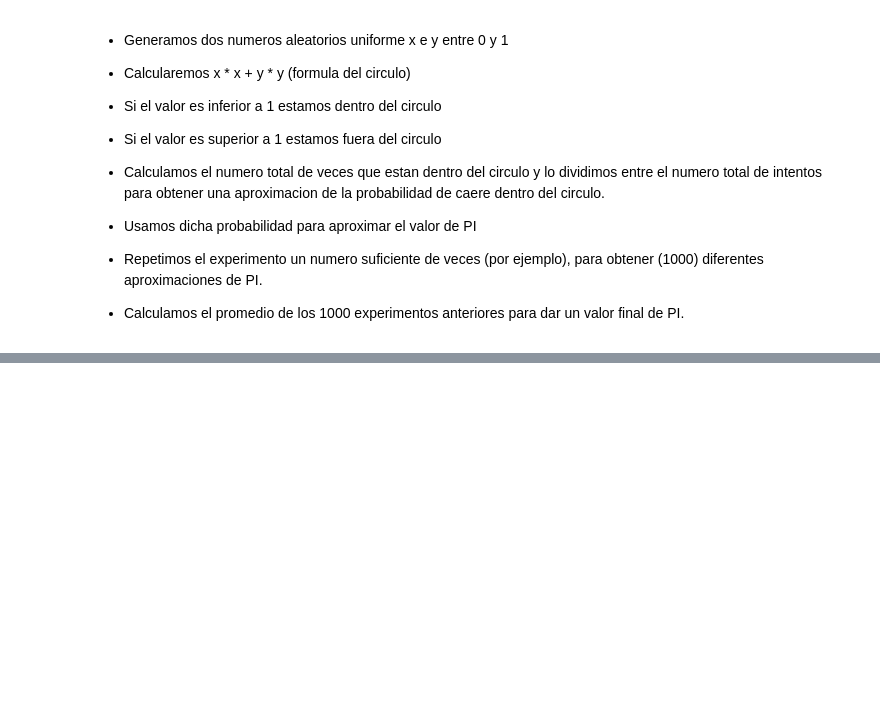
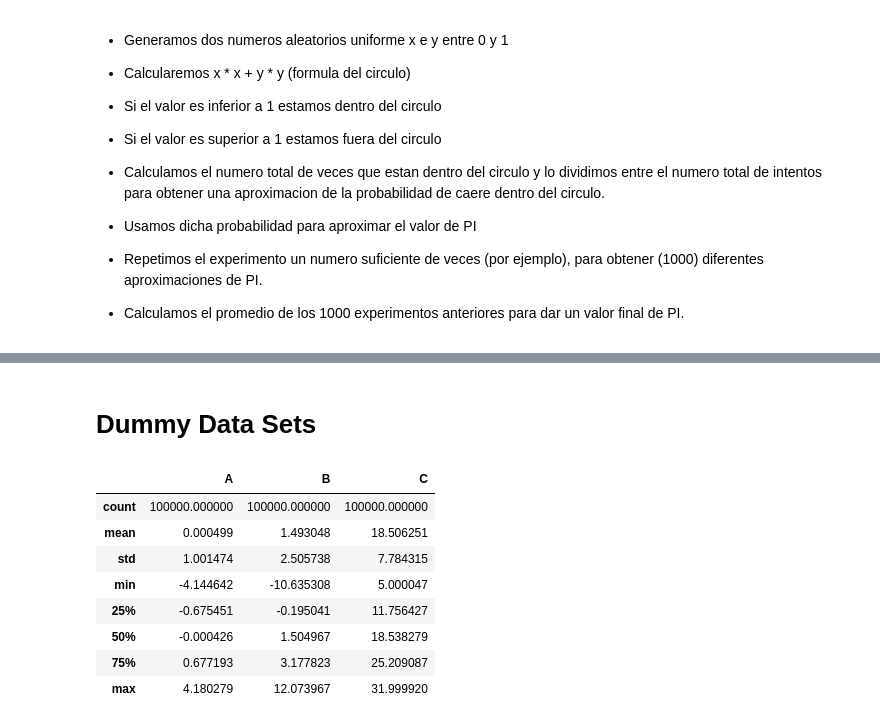
Before and after one commit to fedeflores25/Data-Science, a Jupyter notebook: T2- 2 - Data Cleaning - Funciones de distribucion de probabilidad.ipynb, the cells around one changed output, grey strips where cells are left out. Drawn from its saved outputs; the diff is of its cells as text; code cells hidden in the pictures; blank space fills up the shorter version.

```diff
--- a/T2- 2 - Data Cleaning - Funciones de distribucion de probabilidad.ipynb
+++ b/T2- 2 - Data Cleaning - Funciones de distribucion de probabilidad.ipynb
@@ -108,0 +139,23 @@ Valor aproximado final: 3.1415512000000008
+# %% [markdown]
+# Dummy Data Sets
+# %%
+n=100000
+data = pd.DataFrame(
+    {
+        "A": np.random.randn(n),
+        "B": 1.5+2.5*np.random.randn(n),
+        "C": np.random.uniform(5,32,n)
+    }
+)
+# %%
+data.describe() #para ver resumen estadisticos del conjunto de las columnas
+# %% [output]
+|  | A | B | C |
+| count | 100000.000000 | 100000.000000 | 100000.000000 |
+| mean | 0.000499 | 1.493048 | 18.506251 |
+| std | 1.001474 | 2.505738 | 7.784315 |
+| min | -4.144642 | -10.635308 | 5.000047 |
+| 25% | -0.675451 | -0.195041 | 11.756427 |
+| 50% | -0.000426 | 1.504967 | 18.538279 |
+| 75% | 0.677193 | 3.177823 | 25.209087 |
+| max | 4.180279 | 12.073967 | 31.999920 |
```
Also changed, not shown: parts of 13 cells of this notebook.
